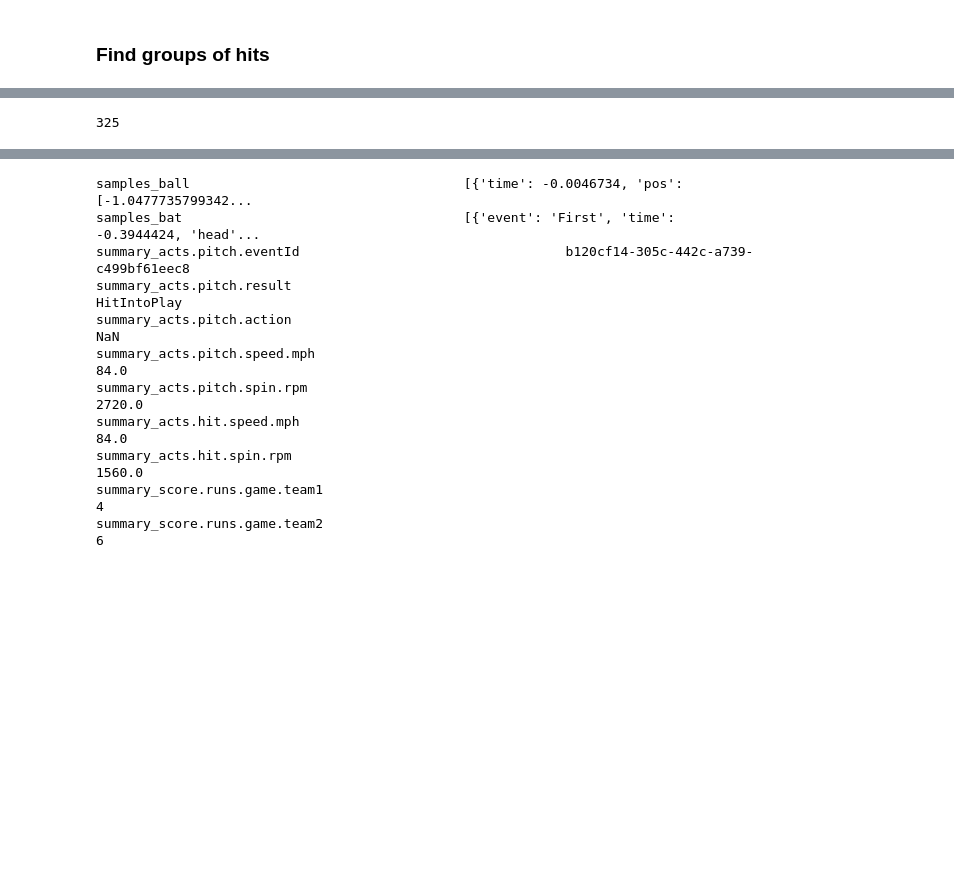
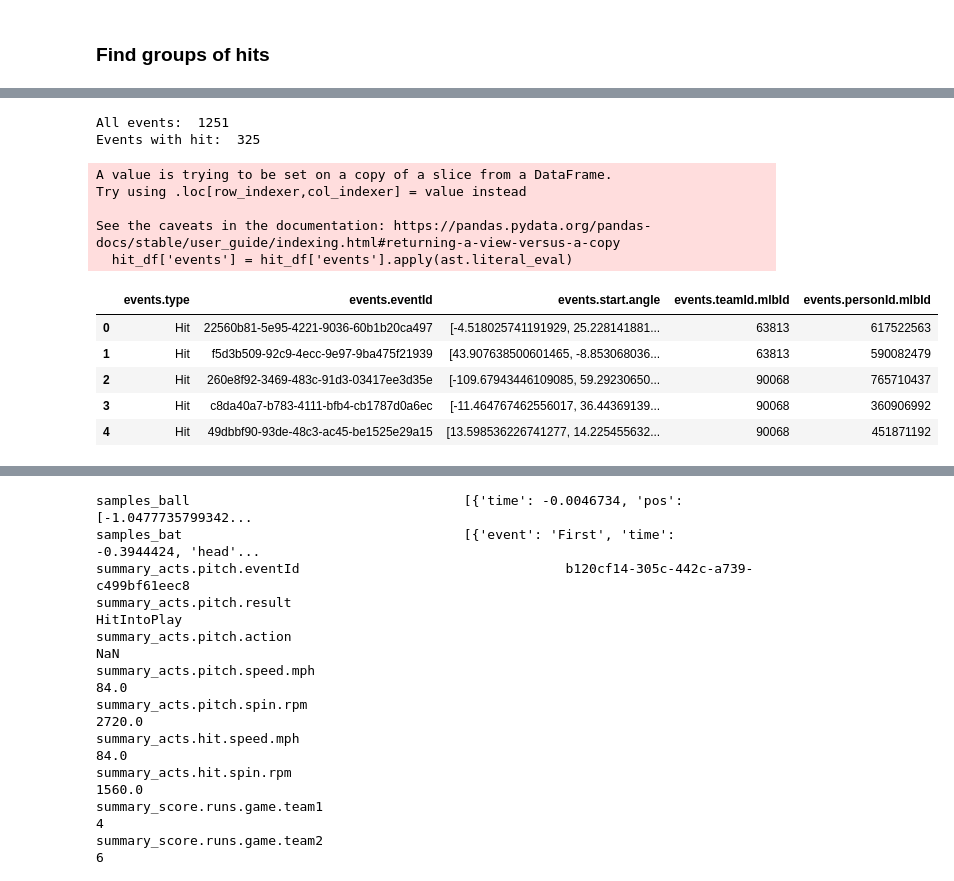
Before and after one commit to lillian-mo/wisd-2024, a Jupyter notebook: project.ipynb, the cells around one changed output, grey strips where cells are left out. Drawn from its saved outputs; the diff is of its cells as text; code cells hidden in the pictures; blank space fills up the shorter version.

```diff
--- a/project.ipynb
+++ b/project.ipynb
@@ -76,7 +98,27 @@ save_dir = 'grouped_ids'
 # %%
 # filter for pitches with a hit
 hit_df = df.dropna(subset=['summary_acts.hit.eventId'], ignore_index=True)
-print(len(hit_df))
+print('All events: ', len(df))
+print('Events with hit: ', len(hit_df))
 # %% [output]
-325
+All events:  1251
+Events with hit:  325
+# %%
+# expand events column (hit details)
+hit_df['events'] = hit_df['events'].apply(ast.literal_eval)
+events_df = pd.json_normalize(hit_df['events'].explode())
+events_df = events_df.add_prefix('events.')
+events_df.head()
+# %% [output]
+A value is trying to be set on a copy of a slice from a DataFrame.
+Try using .loc[row_indexer,col_indexer] = value instead
+
+See the caveats in the documentation: https://pandas.pydata.org/pandas-docs/stable/user_guide/indexing.html#returning-a-view-versus-a-copy
+  hit_df['events'] = hit_df['events'].apply(ast.literal_eval)
+|  | events.type | events.eventId | events.start.angle | events.teamId.mlbId | events.personId.mlbId |
+| 0 | Hit | 22560b81-5e95-4221-9036-60b1b20ca497 | [-4.518025741191929, 25.228141881... | 63813 | 617522563 |
+| 1 | Hit | f5d3b509-92c9-4ecc-9e97-9ba475f21939 | [43.907638500601465, -8.853068036... | 63813 | 590082479 |
+| 2 | Hit | 260e8f92-3469-483c-91d3-03417ee3d35e | [-109.67943446109085, 59.29230650... | 90068 | 765710437 |
+| 3 | Hit | c8da40a7-b783-4111-bfb4-cb1787d0a6ec | [-11.464767462556017, 36.44369139... | 90068 | 360906992 |
+| 4 | Hit | 49dbbf90-93de-48c3-ac45-be1525e29a15 | [13.598536226741277, 14.225455632... | 90068 | 451871192 |
 # %%
```
Also changed, not shown: parts of 6 cells of this notebook, 1 other file.
